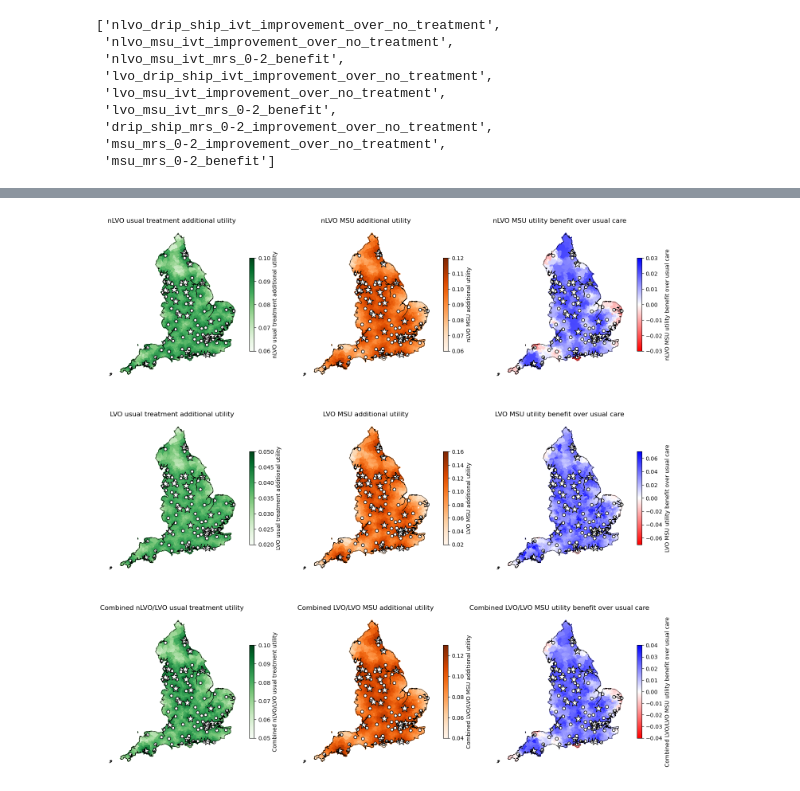
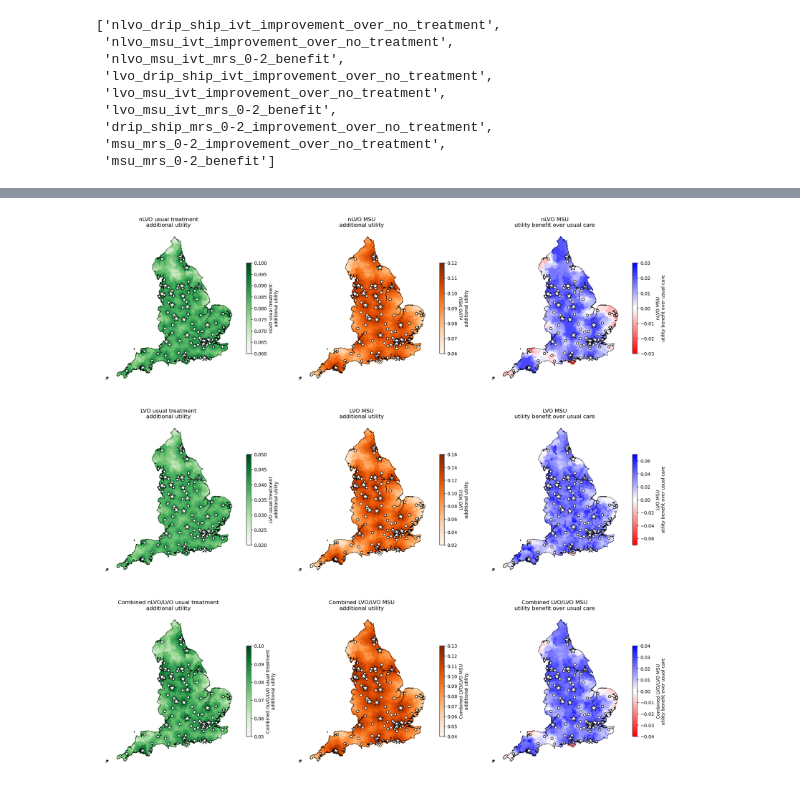
Before and after one commit to stroke-modelling/muster2, a Jupyter notebook: map/produce_maps.ipynb, the cells around one changed output, grey strips where cells are left out. Drawn from its saved outputs; the diff is of its cells as text; code cells hidden in the pictures.

```diff
--- a/map/produce_maps.ipynb
+++ b/map/produce_maps.ipynb
@@ -188,7 +188,7 @@ cols_to_plot = {
     'lvo_drip_ship_ivt_improvement_over_no_treatment':'LVO usual treatment\nadditional proportion mRS 0-2',
     'lvo_msu_ivt_improvement_over_no_treatment':'LVO MSU\nadditional proportion mRS 0-2',
     'lvo_msu_ivt_mrs_0-2_benefit': 'LVO MSU\nproportion mRS 0-2 benefit over usual care',
-    'drip_ship_mrs_0-2_improvement_over_no_treatment': 'Combined nLVO/LVO\nusual treatment proportion mRS 0-2',
+    'drip_ship_mrs_0-2_improvement_over_no_treatment': 'Combined nLVO/LVO usual treatment\nproportion mRS 0-2',
     'msu_mrs_0-2_improvement_over_no_treatment': 'Combined nLVO/LVO MSU\nadditional proportion mRS 0-2',
     'msu_mrs_0-2_benefit': 'Combined nLVO/LVO MSU\nproportion mRS 0-2 benefit over usual care',
 }
@@ -219,7 +219,7 @@ list(cols_to_plot.keys())
 # %%
 cols = list(cols_to_plot.keys())
 
-fig = plt.figure(figsize=(15,15))
+fig = plt.figure(figsize=(18,18))
 
 for i, col in enumerate(cols):
     # Get min and max of data[col]
@@ -265,14 +265,14 @@ plt.savefig('map_mrs_0_2.jpg', dpi=300, bbox_inches='tight', pad_inches=0.1) # S
 # %%
 cols_to_plot = {
-    'nlvo_drip_ship_ivt_utility_shift':'nLVO usual treatment additional utility',
-    'nlvo_msu_ivt_utility_shift':'nLVO MSU additional utility',
-    'nlvo_msu_ivt_utility_benefit': 'nLVO MSU utility benefit over usual care',
-    'lvo_drip_ship_ivt_utility_shift':'LVO usual treatment additional utility',
-    'lvo_msu_ivt_mt_utility_shift':'LVO MSU additional utility',
-    'lvo_msu_ivt_mt_utility_benefit': 'LVO MSU utility benefit over usual care',
-    'drip_ship_utility_shift': 'Combined nLVO/LVO usual treatment utility',
-    'msu_utility_shift': 'Combined LVO/LVO MSU additional utility',
-    'msu_net_utility_benefit': 'Combined LVO/LVO MSU utility benefit over usual care',
+    'nlvo_drip_ship_ivt_utility_shift':'nLVO usual treatment\nadditional utility',
+    'nlvo_msu_ivt_utility_shift':'nLVO MSU\nadditional utility',
+    'nlvo_msu_ivt_utility_benefit': 'nLVO MSU\nutility benefit over usual care',
+    'lvo_drip_ship_ivt_utility_shift':'LVO usual treatment\nadditional utility',
+    'lvo_msu_ivt_mt_utility_shift':'LVO MSU\nadditional utility',
+    'lvo_msu_ivt_mt_utility_benefit': 'LVO MSU\nutility benefit over usual care',
+    'drip_ship_utility_shift': 'Combined nLVO/LVO usual treatment\nadditional utility',
+    'msu_utility_shift': 'Combined LVO/LVO MSU\nadditional utility',
+    'msu_net_utility_benefit': 'Combined LVO/LVO MSU\nutility benefit over usual care',
 }
 
 colormaps = {
@@ -289,7 +289,7 @@ colormaps = {
 # %%
 cols = list(cols_to_plot.keys())
 
-fig = plt.figure(figsize=(15,15))
+fig = plt.figure(figsize=(18,18))
 
 for i, col in enumerate(cols):
     # Get min and max of data[col]
@@ -303,31 +303,31 @@ for i, col in enumerate(cols):
     vmin = round(vmin - 0.00499, 2)
     vmax = round(vmax + 0.00499, 2)
 
     ax = fig.add_subplot(3, 3, i+1)
 
     data.plot(ax=ax, # Set which axes to use for plot (only one here)
                  column=col, # Column to apply colour
                  antialiased=False, # Avoids artifact boundry lines
                  edgecolor='face', # Make LSOA boundry same colour as area
                  vmin=vmin, # Manual scale min (remove to make automatic)
                  vmax=vmax, # Manual scale max (remove to make automatic)
                  cmap=colormap, # Colour map to use
                  # Adjust size of colourmap key, and add label
                  legend_kwds={'shrink':0.5, 'label':cols_to_plot[col]},
                  # Set to display legend
                  legend=True,
                  # Make slightly transparent
                  alpha=1.0)
     # Plot outline
     england.plot(ax=ax, edgecolor='k', facecolor='none', linewidth=0.5)
     # Plot location of hospitals
     mask = hospitals_gdf['Use_IVT'] == '1'
     hospitals_gdf[mask].plot(ax=ax, edgecolor='k', facecolor='w', markersize=30, marker='o')
     mask = hospitals_gdf['Use_MT'] == '1'
     hospitals_gdf[mask].plot(ax=ax, edgecolor='k', facecolor='w', markersize=200, marker='*')
     ax.set_axis_off() # Turn of axis linea dn numbers
     ax.set_title(cols_to_plot[col])
 plt.tight_layout(pad=2)
 plt.savefig('map_utility.jpg', dpi=300, bbox_inches='tight', pad_inches=0.1) # Save figure
 # %% [output]
-[figure, old version]
+[figure, new version]
```
Also changed, not shown: parts of 1 cell of this notebook.
